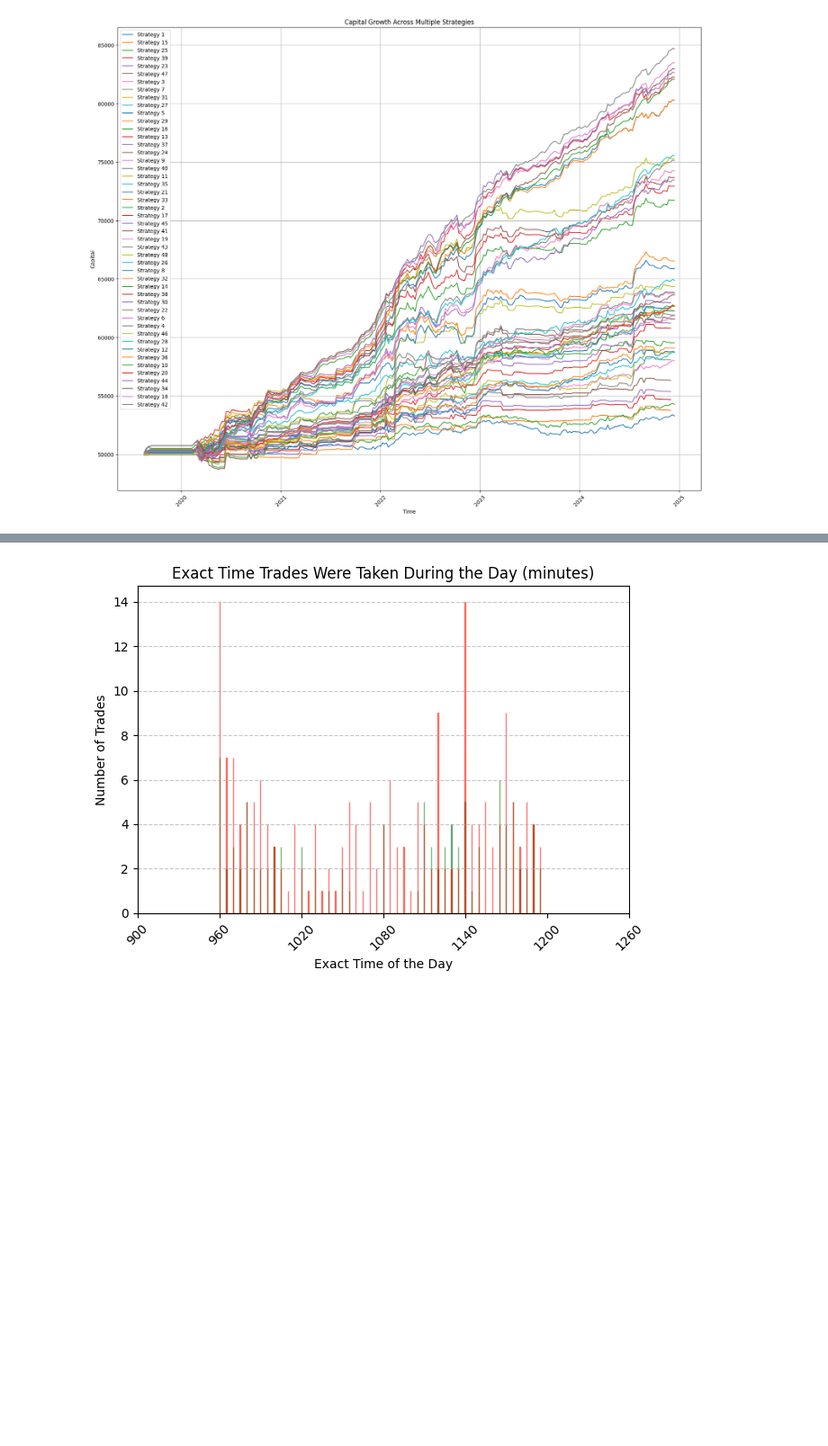
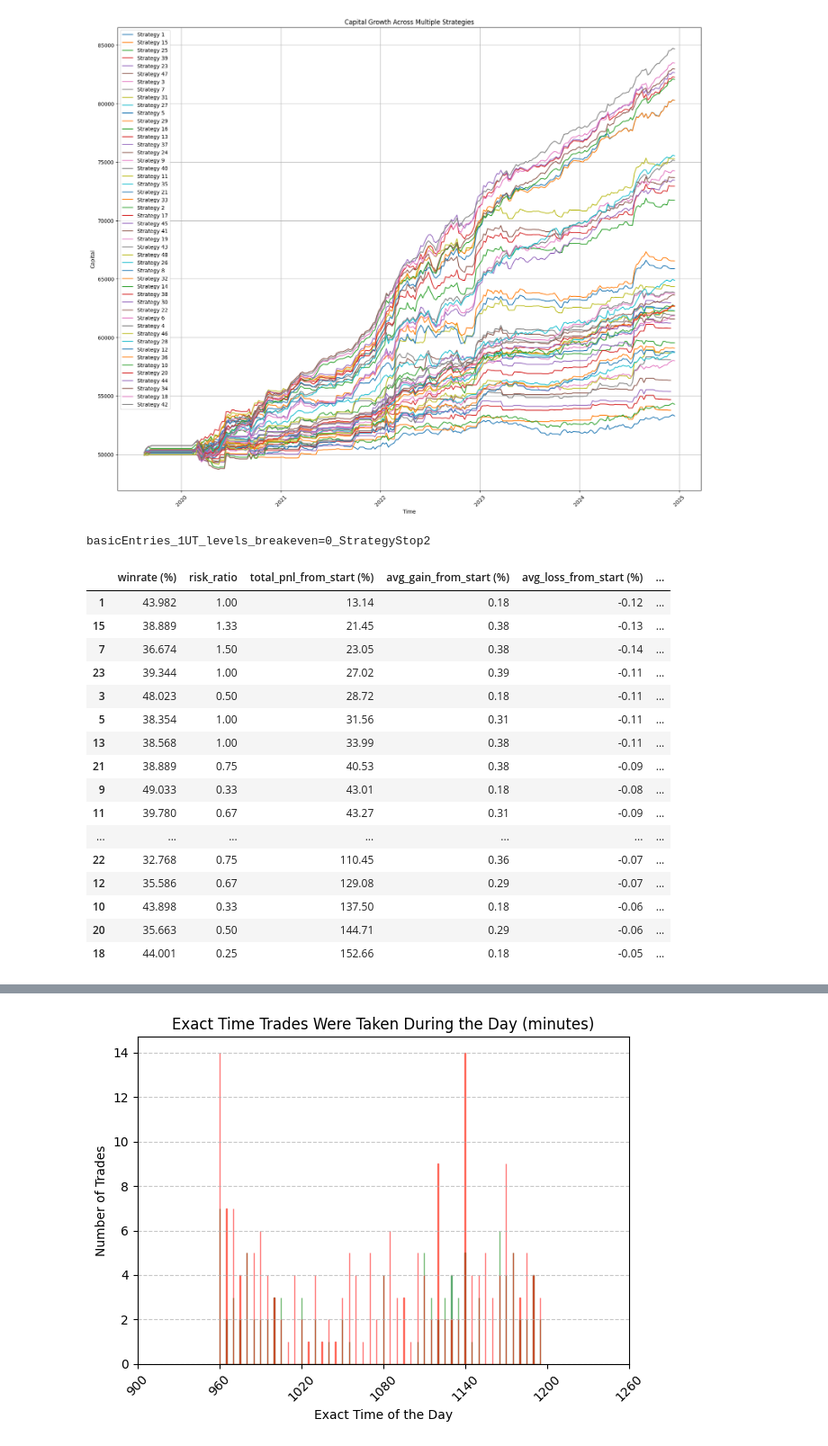
Before and after one commit to tessanix/Backtest_Trading, a Jupyter notebook: strategies_backtest.ipynb, the cells around one changed output, grey strips where cells are left out. Shown at 90% size. Drawn from its saved outputs; the diff is of its cells as text; code cells hidden in the pictures; blank space fills up the shorter version.

```diff
--- a/strategies_backtest.ipynb
+++ b/strategies_backtest.ipynb
@@ -305,3 +137,27 @@ plt.grid(True)
 plt.show()
 # %% [output]
 [figure]
+# %%
+print('basicEntries_1UT_levels_breakeven=0_StrategyStop2')
+trades_database = load_object('trade_datas/basicEntries_1UT_levels_breakeven=0_StrategyStop2.pkl')
+winrate_dictionnary = create_winrate_dictionnary(trades_database, 2)
+pd.DataFrame.from_dict(winrate_dictionnary, orient='index')
+# %% [output]
+basicEntries_1UT_levels_breakeven=0_StrategyStop2
+|  | winrate (%) | risk_ratio | total_pnl_from_start (%) | avg_gain_from_start (%) | avg_loss_from_start (%) | ... |
+| 1 | 43.982 | 1.00 | 13.14 | 0.18 | -0.12 | ... |
+| 15 | 38.889 | 1.33 | 21.45 | 0.38 | -0.13 | ... |
+| 7 | 36.674 | 1.50 | 23.05 | 0.38 | -0.14 | ... |
+| 23 | 39.344 | 1.00 | 27.02 | 0.39 | -0.11 | ... |
+| 3 | 48.023 | 0.50 | 28.72 | 0.18 | -0.11 | ... |
+| 5 | 38.354 | 1.00 | 31.56 | 0.31 | -0.11 | ... |
+| 13 | 38.568 | 1.00 | 33.99 | 0.38 | -0.11 | ... |
+| 21 | 38.889 | 0.75 | 40.53 | 0.38 | -0.09 | ... |
+| 9 | 49.033 | 0.33 | 43.01 | 0.18 | -0.08 | ... |
+| 11 | 39.780 | 0.67 | 43.27 | 0.31 | -0.09 | ... |
+| ... | ... | ... | ... | ... | ... | ... |
+| 22 | 32.768 | 0.75 | 110.45 | 0.36 | -0.07 | ... |
+| 12 | 35.586 | 0.67 | 129.08 | 0.29 | -0.07 | ... |
+| 10 | 43.898 | 0.33 | 137.50 | 0.18 | -0.06 | ... |
+| 20 | 35.663 | 0.50 | 144.71 | 0.29 | -0.06 | ... |
+| 18 | 44.001 | 0.25 | 152.66 | 0.18 | -0.05 | ... |
```
Also changed, not shown: parts of 8 cells of this notebook, 6 other files.
